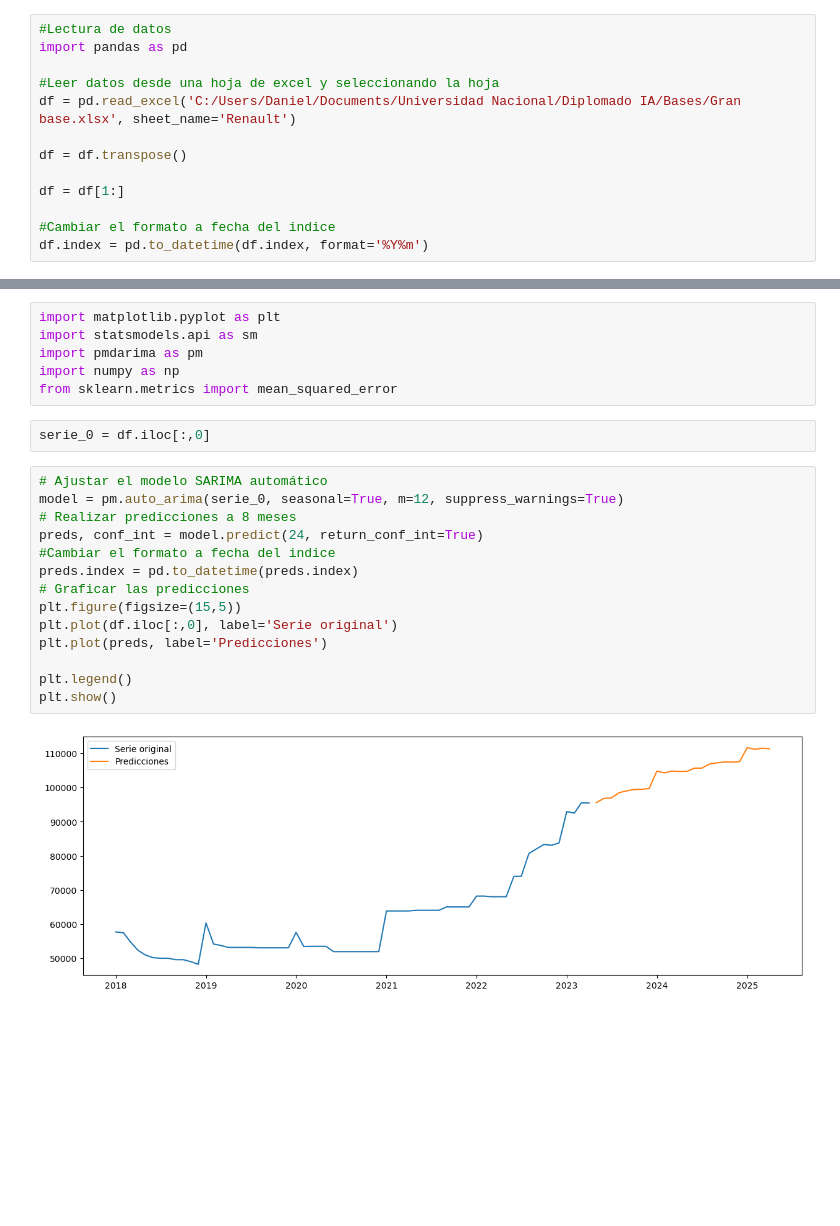
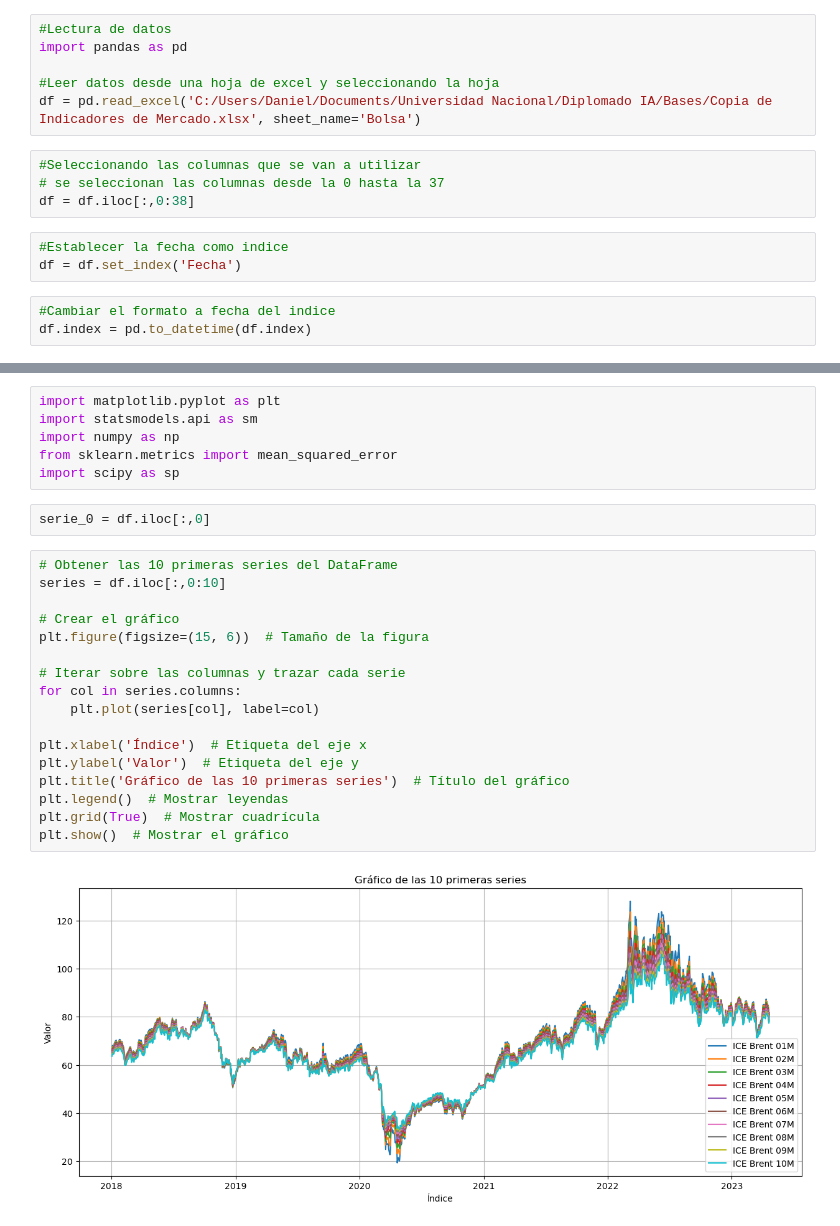
Before and after one commit to anrojasor/Python_aprendizaje, a Jupyter notebook: Diplomado IA/Proyecto/Analisis_exploratorio.ipynb, the cells around one changed output, grey strips where cells are left out. Saved outputs shown, nothing was run; the diff lists cells and outputs as text; blank space fills up the shorter version.

```diff
--- a/Diplomado IA/Proyecto/Analisis_exploratorio.ipynb
+++ b/Diplomado IA/Proyecto/Analisis_exploratorio.ipynb
@@ -3,11 +3,14 @@
 import pandas as pd
 
 #Leer datos desde una hoja de excel y seleccionando la hoja
-df = pd.read_excel('C:/Users/Daniel/Documents/Universidad Nacional/Diplomado IA/Bases/Gran base.xlsx', sheet_name='Renault')
-
-df = df.transpose()
-
-df = df[1:]
-
-#Cambiar el formato a fecha del indice
-df.index = pd.to_datetime(df.index, format='%Y%m')
+df = pd.read_excel('C:/Users/Daniel/Documents/Universidad Nacional/Diplomado IA/Bases/Copia de Indicadores de Mercado.xlsx', sheet_name='Bolsa')
+# %%
+#Seleccionando las columnas que se van a utilizar
+# se seleccionan las columnas desde la 0 hasta la 37
+df = df.iloc[:,0:38]
+# %%
+#Establecer la fecha como indice
+df = df.set_index('Fecha')
+# %%
+#Cambiar el formato a fecha del indice
+df.index = pd.to_datetime(df.index)
@@ -14,24 +41,27 @@ df.index = pd.to_datetime(df.index, format='%Y%m')
 # %%
 import matplotlib.pyplot as plt
 import statsmodels.api as sm
-import pmdarima as pm
 import numpy as np
 from sklearn.metrics import mean_squared_error
+import scipy as sp
 # %%
 serie_0 = df.iloc[:,0]
-# %%
-# Ajustar el modelo SARIMA automático
-model = pm.auto_arima(serie_0, seasonal=True, m=12, suppress_warnings=True)
-# Realizar predicciones a 8 meses
-preds, conf_int = model.predict(24, return_conf_int=True)
-#Cambiar el formato a fecha del indice
-preds.index = pd.to_datetime(preds.index)
-# Graficar las predicciones
-plt.figure(figsize=(15,5))
-plt.plot(df.iloc[:,0], label='Serie original')
-plt.plot(preds, label='Predicciones')
-
-plt.legend()
-plt.show()
-# %% [output]
-[figure, removed]
+# %%
+# Obtener las 10 primeras series del DataFrame
+series = df.iloc[:,0:10]
+
+# Crear el gráfico
+plt.figure(figsize=(15, 6))  # Tamaño de la figura
+
+# Iterar sobre las columnas y trazar cada serie
+for col in series.columns:
+    plt.plot(series[col], label=col)
+
+plt.xlabel('Índice')  # Etiqueta del eje x
+plt.ylabel('Valor')  # Etiqueta del eje y
+plt.title('Gráfico de las 10 primeras series')  # Título del gráfico
+plt.legend()  # Mostrar leyendas
+plt.grid(True)  # Mostrar cuadrícula
+plt.show()  # Mostrar el gráfico
+# %% [output]
+[figure, added]
```
Also changed, not shown: parts of 5 cells of this notebook.
